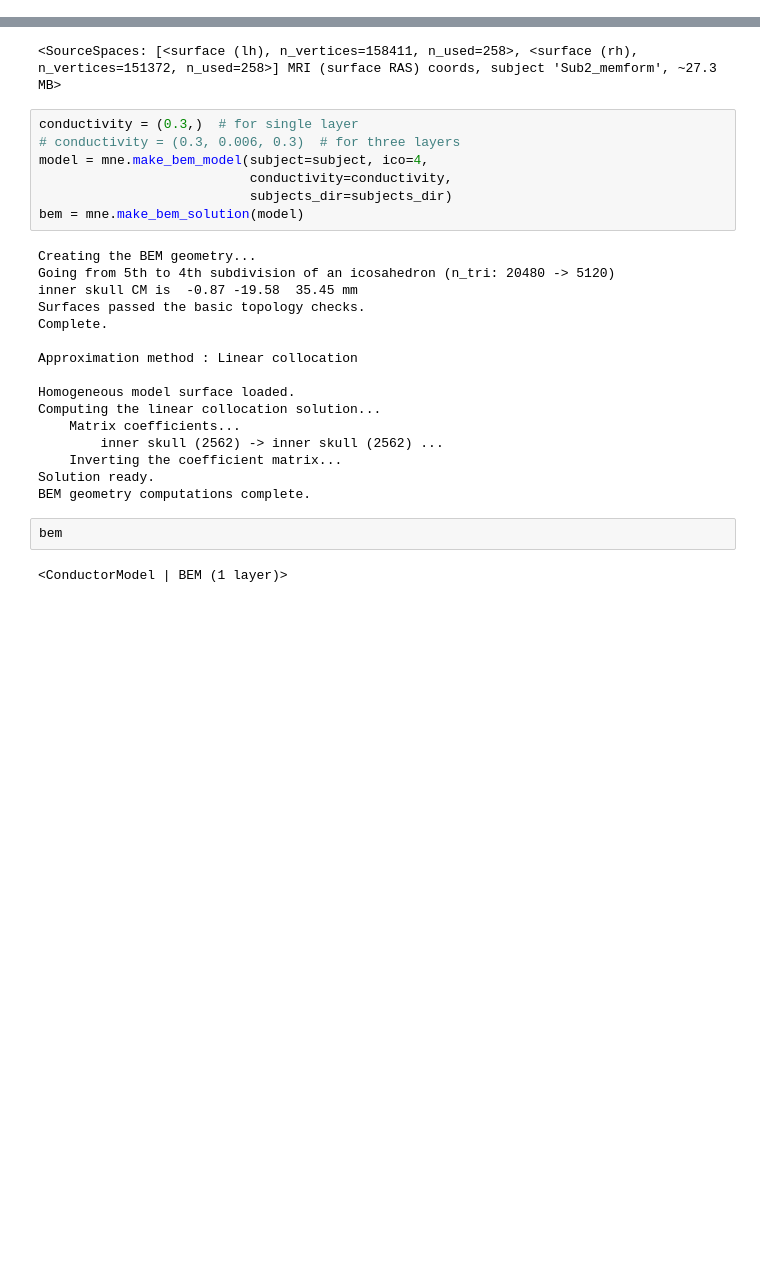
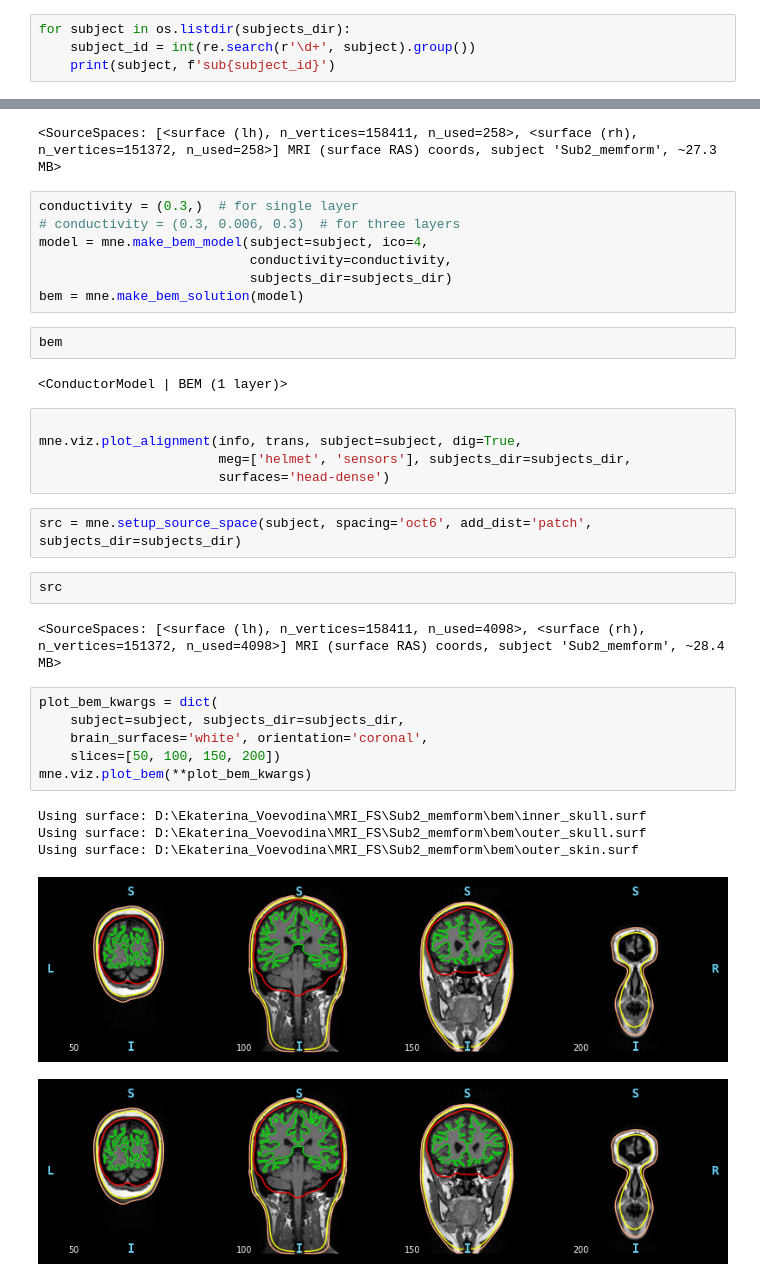
Before and after one commit to bonokat/memory_formation, a Jupyter notebook: dirty_field/src_rec.ipynb, the cells around one changed output, grey strips where cells are left out. Drawn from its saved outputs; the diff is of its cells as text; blank space fills up the shorter version.

Commit message:
create trans files, source reconstruction without parameters and oop (segment and triangle)

```diff
--- a/dirty_field/src_rec.ipynb
+++ b/dirty_field/src_rec.ipynb
@@ -2,0 +8,4 @@ import mne
+# %%
+for subject in os.listdir(subjects_dir):
+    subject_id = int(re.search(r'\d+', subject).group())
+    print(subject, f'sub{subject_id}')
@@ -36,23 +72,30 @@ model = mne.make_bem_model(subject=subject, ico=4,
                            conductivity=conductivity,
                            subjects_dir=subjects_dir)
 bem = mne.make_bem_solution(model)
-# %% [output]
-Creating the BEM geometry...
-Going from 5th to 4th subdivision of an icosahedron (n_tri: 20480 -> 5120)
-inner skull CM is  -0.87 -19.58  35.45 mm
-Surfaces passed the basic topology checks.
-Complete.
-
-Approximation method : Linear collocation
-
-Homogeneous model surface loaded.
-Computing the linear collocation solution...
-    Matrix coefficients...
-        inner skull (2562) -> inner skull (2562) ...
-    Inverting the coefficient matrix...
-Solution ready.
-BEM geometry computations complete.
 # %%
 bem
 # %% [output]
 <ConductorModel | BEM (1 layer)>
+# %%
+
+mne.viz.plot_alignment(info, trans, subject=subject, dig=True,
+                       meg=['helmet', 'sensors'], subjects_dir=subjects_dir,
+                       surfaces='head-dense')
+# %%
+src = mne.setup_source_space(subject, spacing='oct6', add_dist='patch', subjects_dir=subjects_dir)
+# %%
+src
+# %% [output]
+<SourceSpaces: [<surface (lh), n_vertices=158411, n_used=4098>, <surface (rh), n_vertices=151372, n_used=4098>] MRI (surface RAS) coords, subject 'Sub2_memform', ~28.4 MB>
+# %%
+plot_bem_kwargs = dict(
+    subject=subject, subjects_dir=subjects_dir,
+    brain_surfaces='white', orientation='coronal',
+    slices=[50, 100, 150, 200])
+mne.viz.plot_bem(**plot_bem_kwargs)
+# %% [output]
+Using surface: D:\Ekaterina_Voevodina\MRI_FS\Sub2_memform\bem\inner_skull.surf
+Using surface: D:\Ekaterina_Voevodina\MRI_FS\Sub2_memform\bem\outer_skull.surf
+Using surface: D:\Ekaterina_Voevodina\MRI_FS\Sub2_memform\bem\outer_skin.surf
+[figure, added]
+[figure, added]
```
Also changed, not shown: parts of 23 cells of this notebook, 6 other files.
